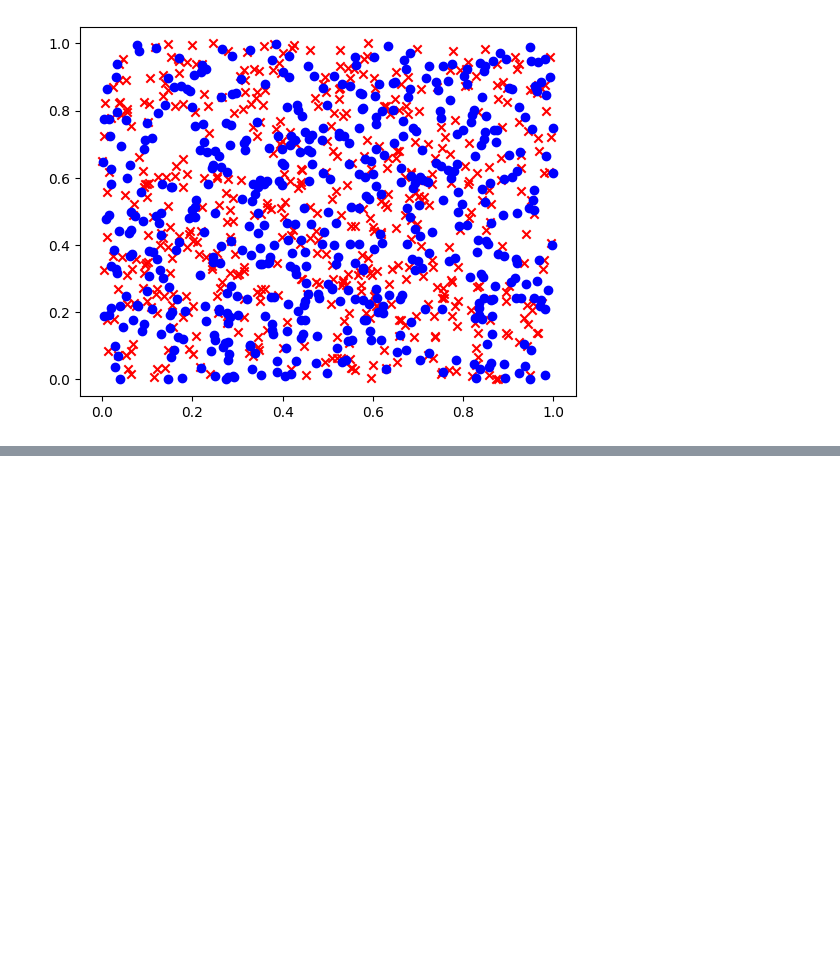
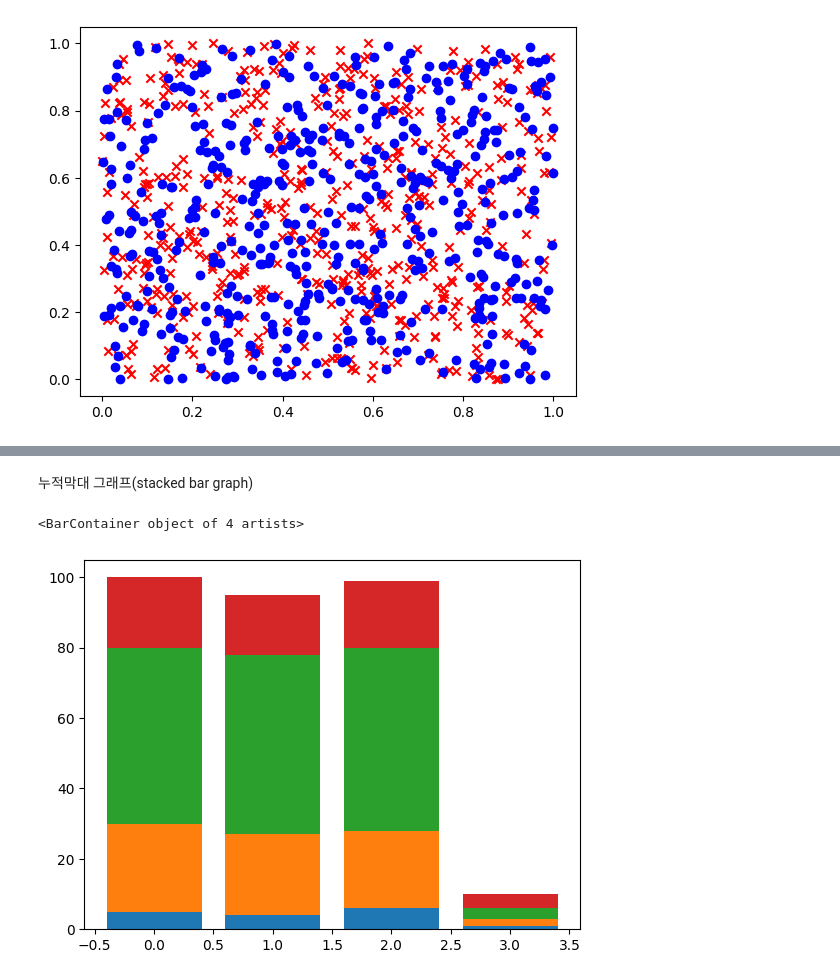
Before and after one commit to leekyuyoung20231211/python, a Jupyter notebook: 데이터_시각화.ipynb, the cells around one changed output, grey strips where cells are left out. Cells and saved outputs as stored; diff of their text form; code cells hidden in the pictures; blank space fills up the shorter version.

```diff
--- a/데이터_시각화.ipynb
+++ b/데이터_시각화.ipynb
@@ -187,0 +221,20 @@ plt.show()
+# %% [markdown]
+누적막대 그래프(stacked bar graph)
+# %%
+data = np.array([
+    [5,25,50,20],
+    [4,23,51,17],
+    [6,22,52,19],
+    [1,2,3,4]
+])
+color_list = ['b','g','r','y']
+data_label = ['A','B','C','D']
+x = np.arange(data.shape[1])
+# %%
+plt.bar(x,data[:,0],bottom = [0,0,0,0])
+plt.bar(x,data[:,1],bottom = [5,4,6,1])
+plt.bar(x,data[:,2],bottom = [5+25,4+23,6+22,1+2])
+plt.bar(x,data[:,3],bottom = [5+25+50,4+23+51,6+22+52,1+2+3])
+# %% [output]
+<BarContainer object of 4 artists>
+[figure, added]
```
Also changed, not shown: parts of 36 cells of this notebook.
